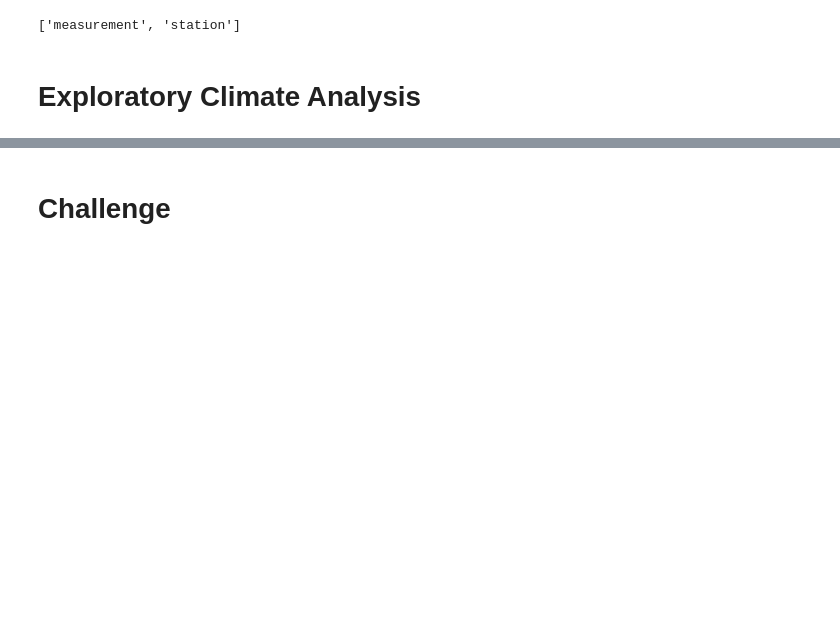
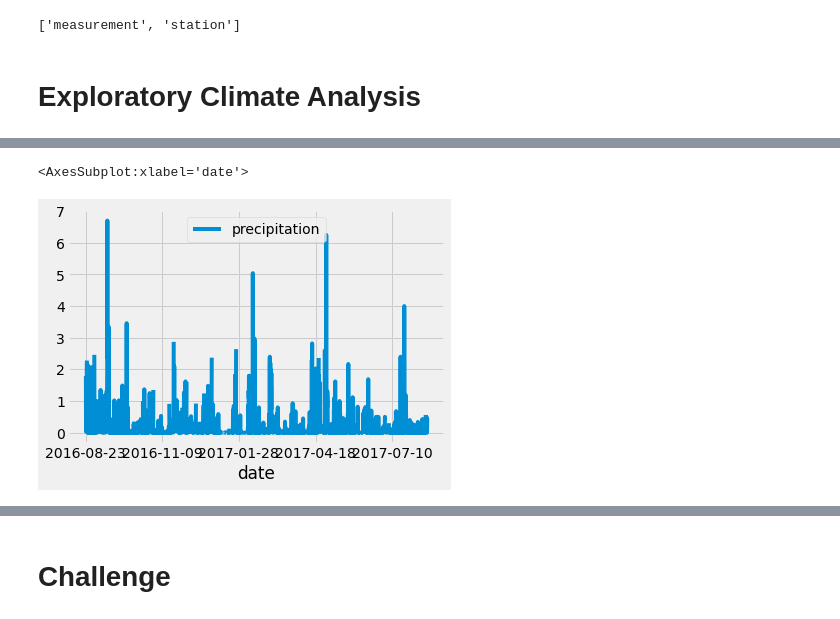
Before and after one commit to Lucky777b/surfs_up, a Jupyter notebook: climate_analysis.ipynb, the cells around one changed output, grey strips where cells are left out. Cells and saved outputs as stored; diff of their text form; code cells hidden in the pictures; blank space fills up the shorter version.

```diff
--- a/climate_analysis.ipynb
+++ b/climate_analysis.ipynb
@@ -40,5 +40,6 @@ Measurement = Base.classes.measurement
 Station = Base.classes.station
 # %%
 # Create our session (link) from Python to the DB
+session = Session(engine)
 # %% [markdown]
 # Exploratory Climate Analysis
@@ -57,0 +74,9 @@ Station = Base.classes.station
+# %%
+# Save the query results as a Pandas DataFrame and set the index to the date column
+
+    # save query results as dataframe
+        # provide results variable as one parameter
+        # specify column names as 2nd parameter
+        # this will save query results in 2 columns: date and precipitation
+df = pd.DataFrame(results, columns=['date','precipitation'])
+print(df)
@@ -57,0 +98,5 @@ Station = Base.classes.station
+# %%
+   # use set_index() fcn to get rid of row numbers
+    # set the index to the date column (makes date column the first column)
+df.set_index(df['date'], inplace=True)
+print(df)
@@ -57,0 +142,7 @@ Station = Base.classes.station
+# %%
+# Sort the dataframe by date
+
+    # some dates are not in order so use sort_index() fcn to fix that and then run df using .string()
+    # and set index=False to print df without index showing in output
+df = df.sort_index()
+print(df.to_string(index=False))
@@ -58 +167,7 @@ Station = Base.classes.station
+# %%
+# Use Pandas Plotting with Matplotlib to plot the data
+df.plot()
+# %% [output]
+<AxesSubplot:xlabel='date'>
+[figure, added]
 # %%
```
Also changed, not shown: parts of 8 cells of this notebook.
